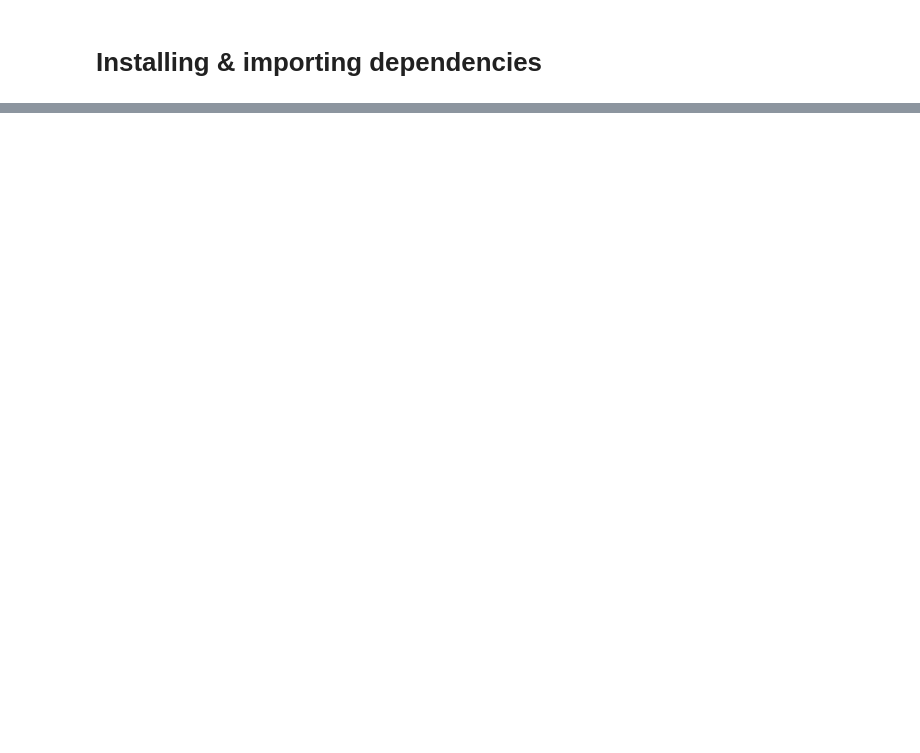
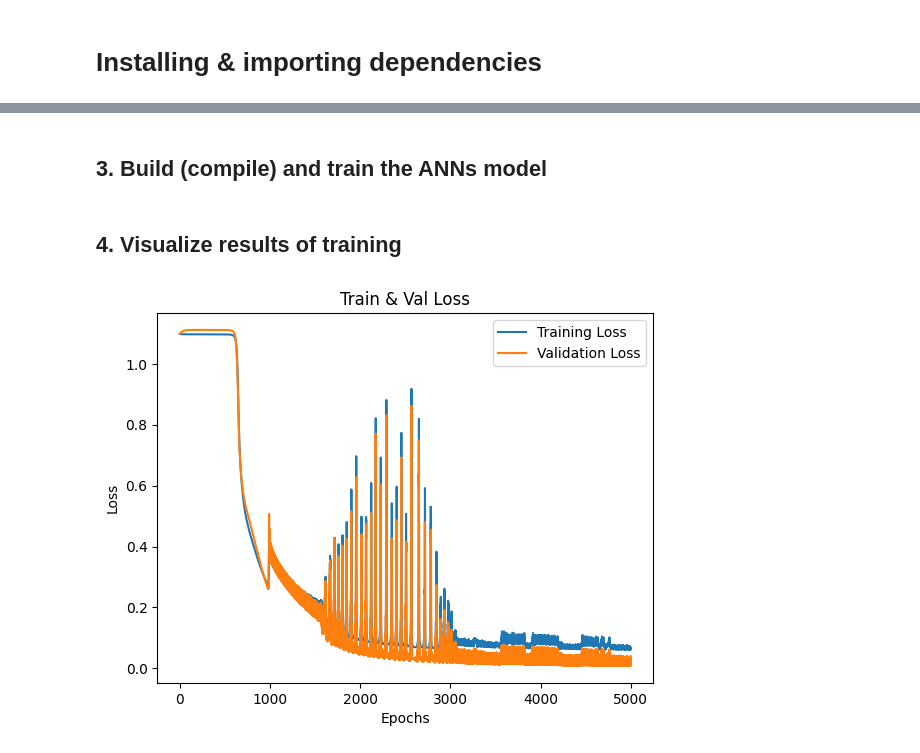
Before and after one commit to VolDonets/building_ML_models_course_materials, a Jupyter notebook: lab_works_2025_2026_2nd_sem/lab_1/lab_1_example_and_task.ipynb, the cells around one changed output, grey strips where cells are left out. Drawn from its saved outputs; the diff is of its cells as text; code cells hidden in the pictures; blank space fills up the shorter version.

```diff
--- a/lab_works_2025_2026_2nd_sem/lab_1/lab_1_example_and_task.ipynb
+++ b/lab_works_2025_2026_2nd_sem/lab_1/lab_1_example_and_task.ipynb
@@ -48,0 +275,2 @@ So for this work you can:
+# %%
+x_data = x_data.to_numpy()
@@ -48,0 +284,10 @@ So for this work you can:
+# %%
+# Train / Test split the data
+
+train_count = int(len(x_data) * 0.8)
+
+x_train = x_data[:train_count]
+y_train = y_data[:train_count]
+
+x_test = x_data[train_count:]
+y_test = y_data[train_count:]
@@ -48,0 +392,26 @@ So for this work you can:
+# %%
+def compute_accuracy(y_true, y_pred):
+    """
+    Compute the accuracy of the predicted probabilities relative to the true labels.
+
+    Arguments:
+    y_true -- a numpy array of shape (num_examples, num_classes) containing the true labels in one-hot format
+    y_pred -- a numpy array of shape (num_examples, num_classes) containing the predicted probabilities
+
+    Returns:
+    accuracy -- a scalar representing the fraction of examples that were classified correctly
+    """
+    # Determine the predicted classes
+    y_pred_classes = np.argmax(y_pred, axis=1)
+
+    # Determine the true classes
+    y_true_classes = np.argmax(y_true, axis=1)
+
+    # Compute the accuracy
+    num_correct = np.sum(y_pred_classes == y_true_classes)
+    num_examples = y_true.shape[0]
+    accuracy = num_correct / num_examples
+
+    return accuracy
+# %% [markdown]
+## 3. Build (compile) and train the ANNs model
@@ -48,0 +466,13 @@ So for this work you can:
+# %% [markdown]
+## 4. Visualize results of training
+# %%
+epochs = range(1, len(train_loss_history) + 1)
+plt.plot(epochs, train_loss_history, label="Training Loss")
+plt.plot(epochs, val_loss_history, label="Validation Loss")
+plt.title("Train & Val Loss")
+plt.xlabel("Epochs")
+plt.ylabel("Loss")
+plt.legend()
+plt.show()
+# %% [output]
+[figure, added]
```
Also changed, not shown: parts of 28 cells of this notebook, 1 other file.
